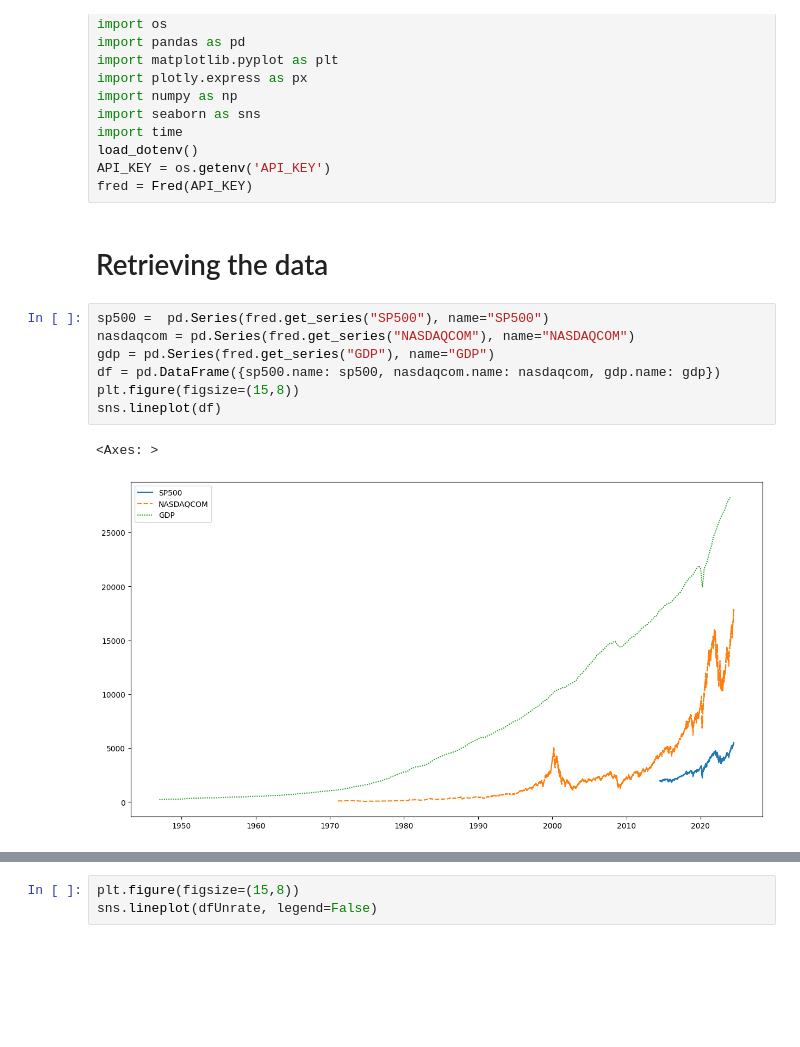
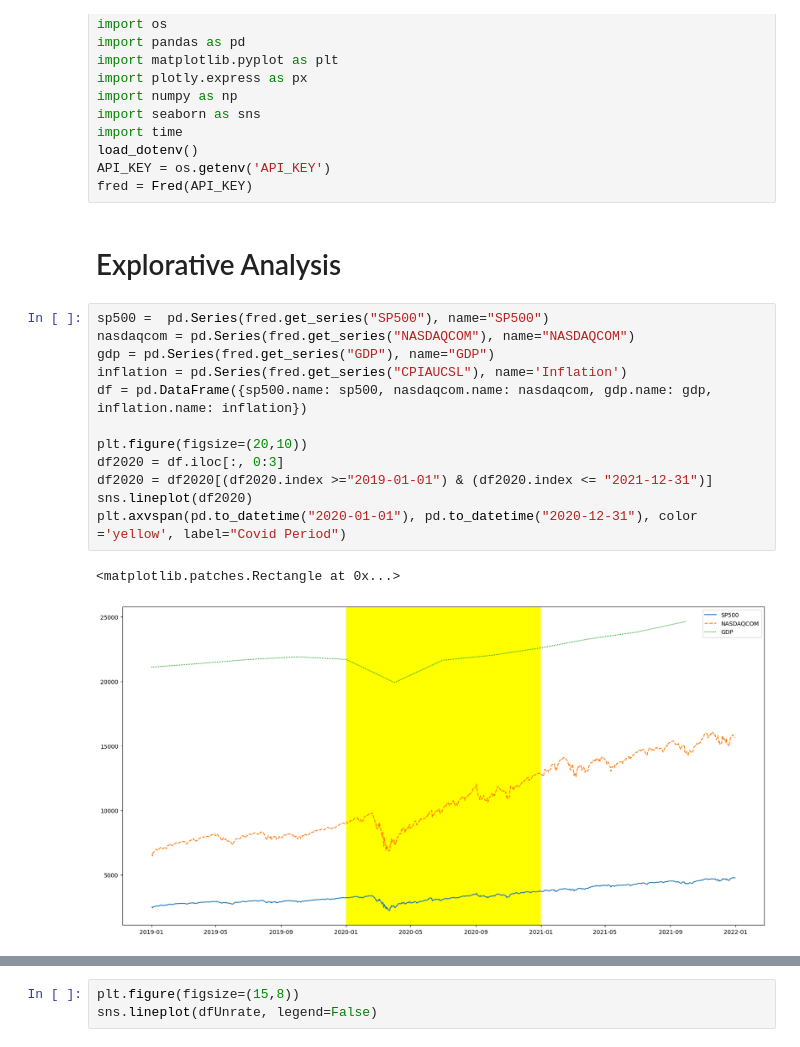
Before and after one commit to lastxxix/USEconomicAnalysis_DataScience, a Jupyter notebook: EDA.ipynb, the cells around one changed output, grey strips where cells are left out. Drawn from its saved outputs; the diff is of its cells as text; blank space fills up the shorter version.

```diff
--- a/test.ipynb
+++ b/EDA.ipynb
@@ -12,18 +12,23 @@ import time
 load_dotenv()
 API_KEY = os.getenv('API_KEY')
 fred = Fred(API_KEY)
-# %% [markdown]
-# Retrieving the data
+# %% [markdown]
+# Explorative Analysis
 # %%
 sp500 =  pd.Series(fred.get_series("SP500"), name="SP500")
 nasdaqcom = pd.Series(fred.get_series("NASDAQCOM"), name="NASDAQCOM")
 gdp = pd.Series(fred.get_series("GDP"), name="GDP")
-df = pd.DataFrame({sp500.name: sp500, nasdaqcom.name: nasdaqcom, gdp.name: gdp})
-plt.figure(figsize=(15,8))
-sns.lineplot(df)
+inflation = pd.Series(fred.get_series("CPIAUCSL"), name='Inflation')
+df = pd.DataFrame({sp500.name: sp500, nasdaqcom.name: nasdaqcom, gdp.name: gdp, inflation.name: inflation})
+
+plt.figure(figsize=(20,10))
+df2020 = df.iloc[:, 0:3]
+df2020 = df2020[(df2020.index >="2019-01-01") & (df2020.index <= "2021-12-31")]
+sns.lineplot(df2020)
+plt.axvspan(pd.to_datetime("2020-01-01"), pd.to_datetime("2020-12-31"), color ='yellow', label="Covid Period")
 # %% [output]
-<Axes: >
+<matplotlib.patches.Rectangle at 0x...>
-[figure, old version]
+[figure, new version]
 # %%
 # Getting the unemployment rate
 unrate = fred.search("unemployment state")
```
Also changed, not shown: parts of 7 cells of this notebook, 5 other files.
